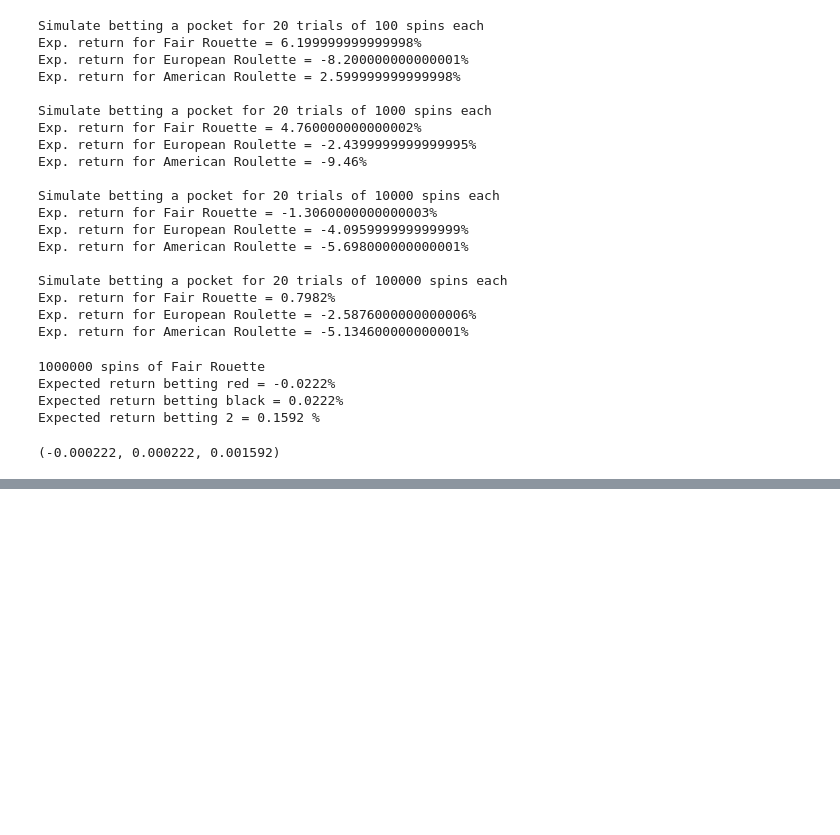
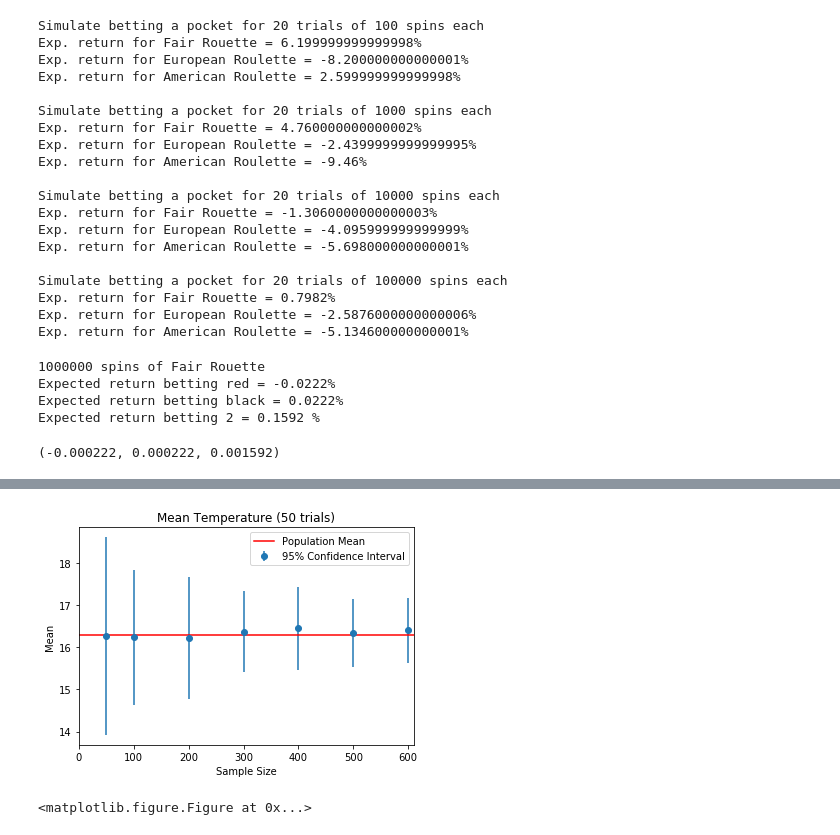
Before and after one commit to egbertcw0711/ComputationalThinkingAndDataScience, a Jupyter notebook: Data Science.ipynb, the cells around one changed output, grey strips where cells are left out. Drawn from its saved outputs; the diff is of its cells as text; code cells hidden in the pictures; blank space fills up the shorter version.

```diff
--- a/Data Science.ipynb
+++ b/Data Science.ipynb
@@ -878,0 +994,28 @@ Expected return betting 2 = 0.1592 %
+# %%
+def show_error_bars(population, sizes, num_trials):
+    x_vals = []
+    size_means, size_sds = [], []
+    for sample_size in sizes:
+        x_vals.append(sample_size)
+        trial_means = []
+        for t in range(num_trials):
+            sample = random.sample(population, sample_size)
+            pop_mean, samp_mean, pop_sd, samp_sd = get_means_and_sds(population, sample)
+            trial_means.append(samp_mean)
+        size_means.append(sum(trial_means) / len(trial_means))
+        size_sds.append(np.std(trial_means))
+    pylab.errorbar(x_vals, size_means, yerr=1.96*pylab.array(size_sds), fmt='o',\
+                  label='95% Confidence Interval')
+    pylab.title('Mean Temperature (' + str(num_trials) + ' trials)')
+    pylab.xlabel('Sample Size')
+    pylab.ylabel('Mean')
+
+    pylab.axhline(y=pop_mean,color='r',label='Population Mean')
+    pylab.xlim(0, sizes[-1] + 10)
+    pylab.legend()
+    pylab.figure()
+
+show_error_bars(population, (50, 100, 200, 300, 400, 500, 600), 50)
+# %% [output]
+[figure, added]
+<matplotlib.figure.Figure at 0x...>
```
Also changed, not shown: parts of 4 cells of this notebook.
